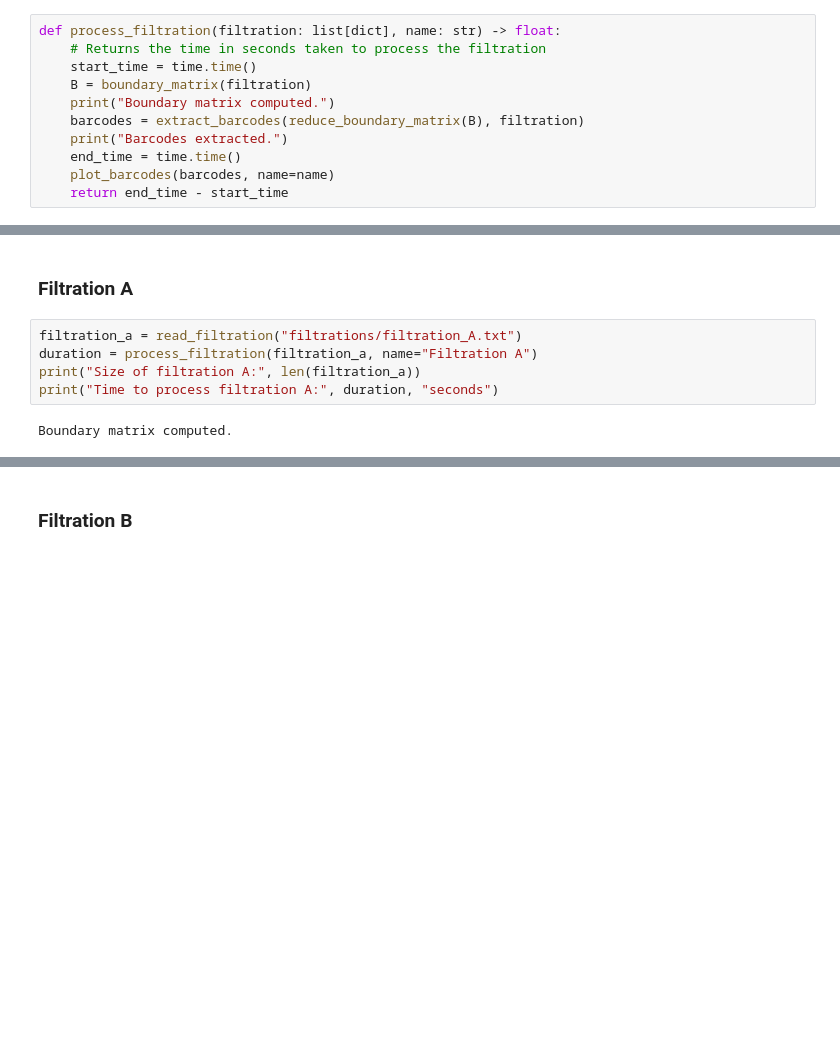
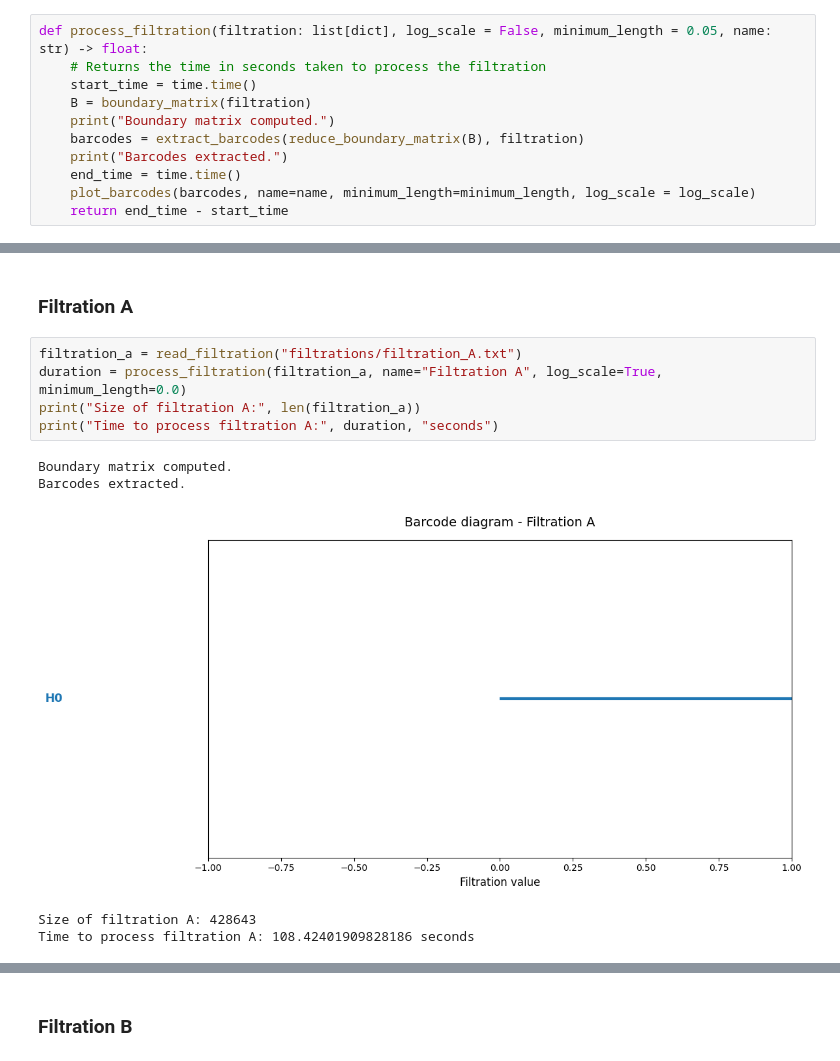
Before and after one commit to ttnn90395/TD4---TDA, a Jupyter notebook: report_pc4.ipynb, the cells around one changed output, grey strips where cells are left out. Drawn from its saved outputs; the diff is of its cells as text; blank space fills up the shorter version.

```diff
--- a/report_pc4.ipynb
+++ b/report_pc4.ipynb
@@ -256,7 +258,7 @@ def print_barcodes(barcodes: list[tuple[int, int, int]]) -> None:
 # %% [markdown]
 The function <i>process_filtration</i> is provided to perform all the aforementioned computations, thereby making the report more concise and easier to interpret.
 # %%
-def process_filtration(filtration: list[dict], name: str) -> float:
+def process_filtration(filtration: list[dict], log_scale = False, minimum_length = 0.05, name: str) -> float:
     # Returns the time in seconds taken to process the filtration
     start_time = time.time()
     B = boundary_matrix(filtration)
@@ -264,7 +266,7 @@ def process_filtration(filtration: list[dict], name: str) -> float:
     barcodes = extract_barcodes(reduce_boundary_matrix(B), filtration)
     print("Barcodes extracted.")
     end_time = time.time()
-    plot_barcodes(barcodes, name=name)
+    plot_barcodes(barcodes, name=name, minimum_length=minimum_length, log_scale = log_scale)
     return end_time - start_time
 # %% [markdown]
 ## 3.1. Classical spaces
@@ -443,10 +445,14 @@ Barcodes extracted.
 ### Filtration A
 # %%
 filtration_a = read_filtration("filtrations/filtration_A.txt")
-duration = process_filtration(filtration_a, name="Filtration A")
+duration = process_filtration(filtration_a, name="Filtration A", log_scale=True, minimum_length=0.0)
 print("Size of filtration A:", len(filtration_a))
 print("Time to process filtration A:", duration, "seconds")
 # %% [output]
 Boundary matrix computed.
+Barcodes extracted.
+[figure, added]
+Size of filtration A: 428643
+Time to process filtration A: 108.42401909828186 seconds
 # %% [markdown]
 **Size of filtration A:** 428643
```
Also changed, not shown: parts of 10 cells of this notebook, 2 other files.
